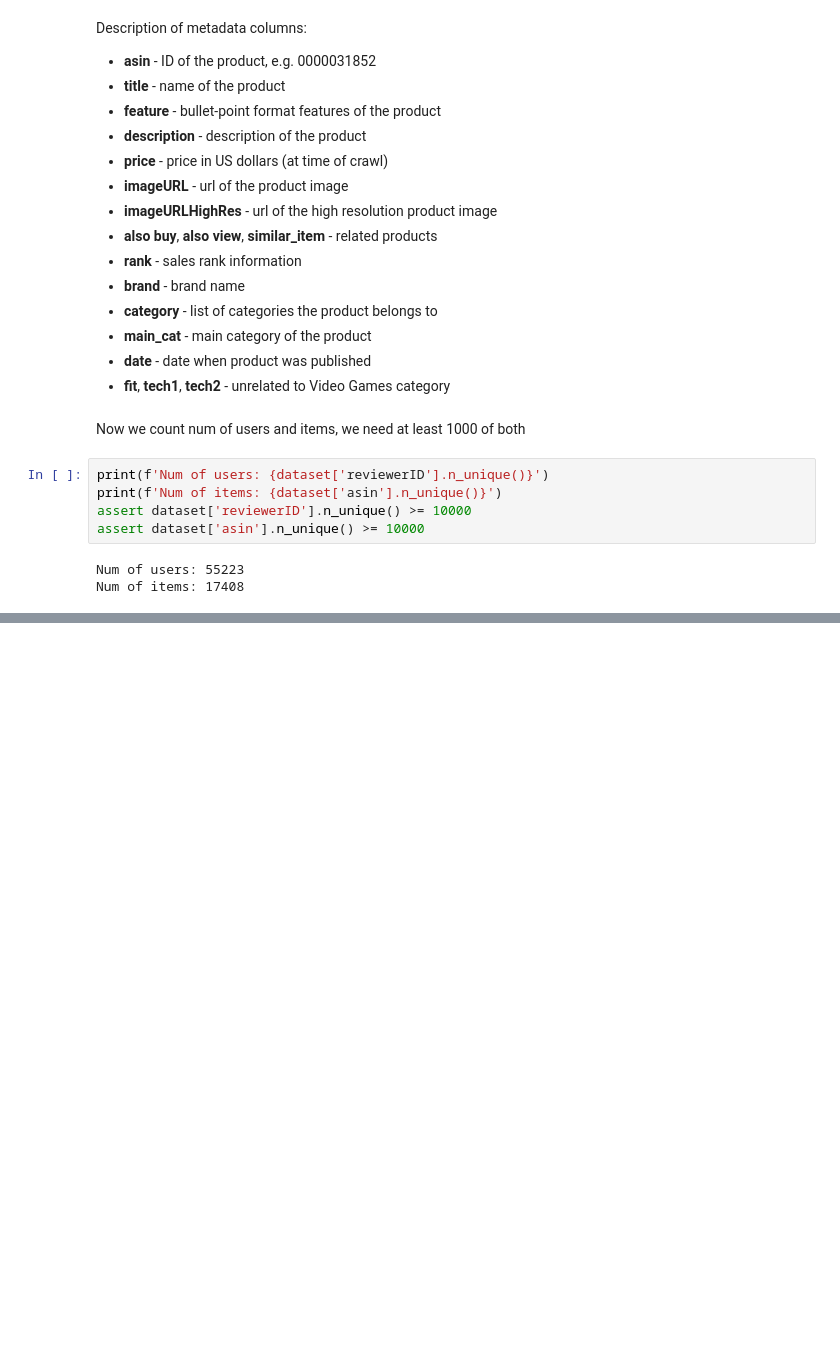
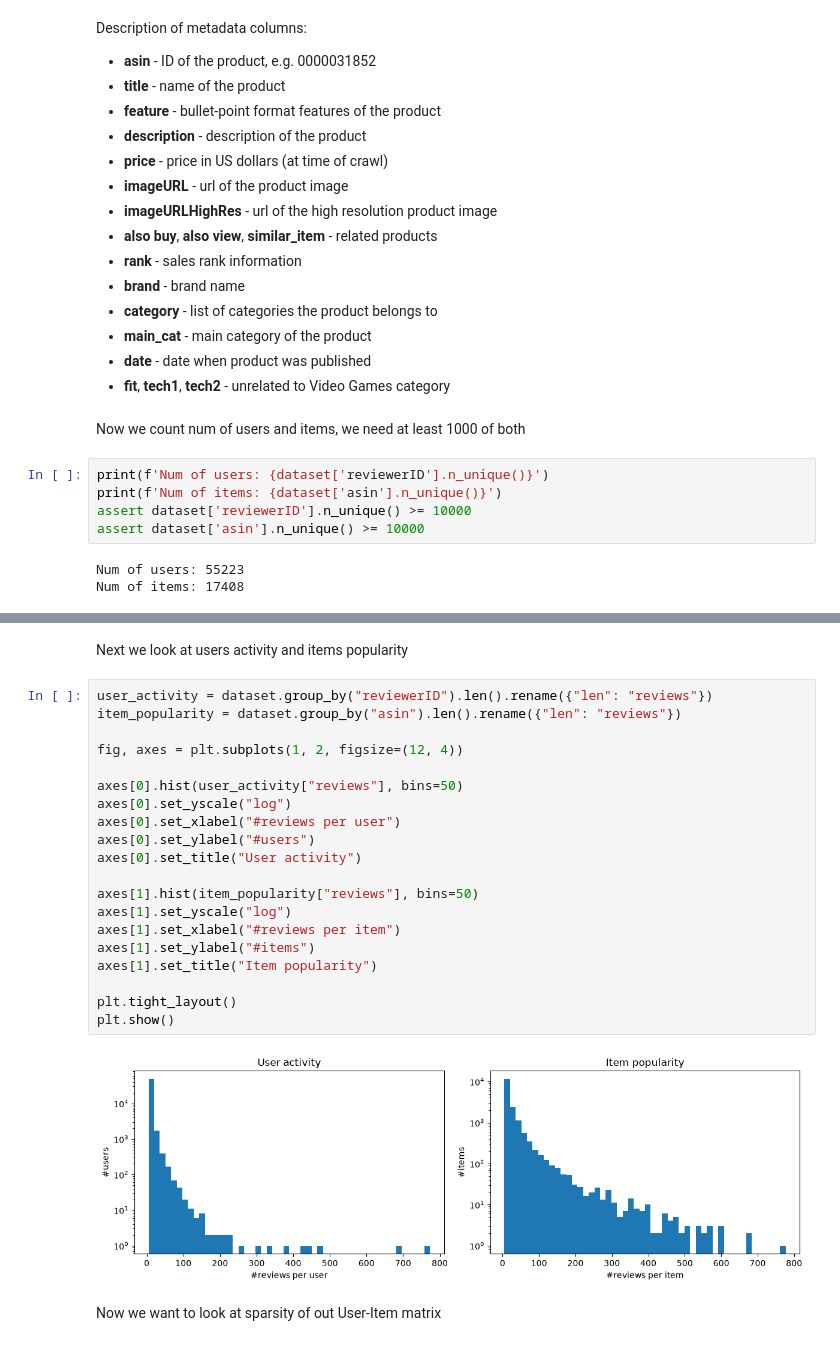
Before and after one commit to DenirtNMOS/recsys-classic-algorithms-, a Jupyter notebook: experiments.ipynb, the cells around one changed output, grey strips where cells are left out. Cells and saved outputs as stored; diff of their text form; blank space fills up the shorter version.

```diff
--- a/experiments.ipynb
+++ b/experiments.ipynb
@@ -78,0 +218,26 @@ Num of items: 17408
+# %% [markdown]
+Next we look at users activity and items popularity
+# %%
+user_activity = dataset.group_by("reviewerID").len().rename({"len": "reviews"})
+item_popularity = dataset.group_by("asin").len().rename({"len": "reviews"})
+
+fig, axes = plt.subplots(1, 2, figsize=(12, 4))
+
+axes[0].hist(user_activity["reviews"], bins=50)
+axes[0].set_yscale("log")
+axes[0].set_xlabel("#reviews per user")
+axes[0].set_ylabel("#users")
+axes[0].set_title("User activity")
+
+axes[1].hist(item_popularity["reviews"], bins=50)
+axes[1].set_yscale("log")
+axes[1].set_xlabel("#reviews per item")
+axes[1].set_ylabel("#items")
+axes[1].set_title("Item popularity")
+
+plt.tight_layout()
+plt.show()
+# %% [output]
+[figure, added]
+# %% [markdown]
+Now we want to look at sparsity of out User-Item matrix
```
Also changed, not shown: parts of 33 cells of this notebook, 1 other file.
